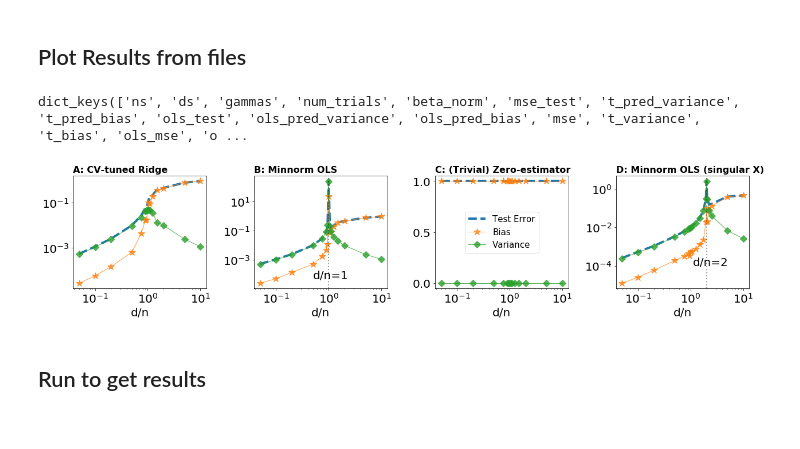
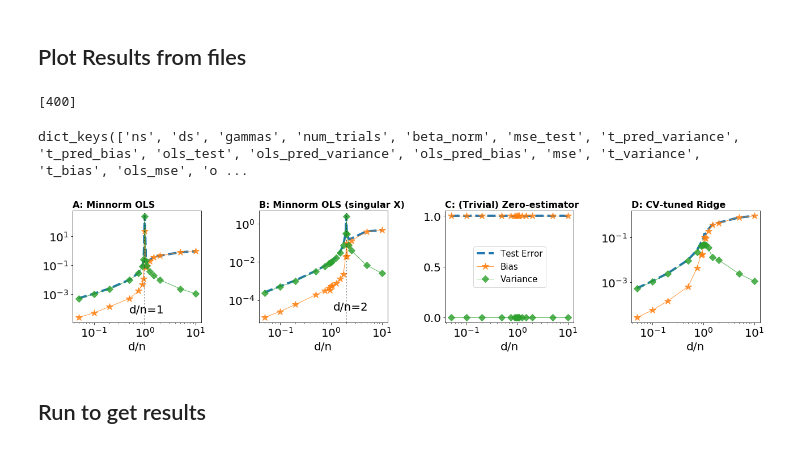
Before and after one commit to csinva/mdl-complexity, a Jupyter notebook: 05_ridge_and_singular_raaz.ipynb, the cells around one changed output. Saved outputs shown, nothing was run; the diff lists cells and outputs as text; code cells hidden in the pictures.

```diff
--- a/05_ridge_and_singular_raaz.ipynb
+++ b/05_ridge_and_singular_raaz.ipynb
@@ -53,6 +53,10 @@ mpl.rcParams['grid.linewidth'] = 2.5
 mpl.rcParams['legend.fontsize'] = 20
 # pylab.rcParams['xtick.major.pad']=5
 # pylab.rcParams['ytick.major.pad']=5
+# %%
+results_identity["ds"]
+# %% [output]
+[400]
 # %%
 results_identity.keys()
 # %% [output]
@@ -60,49 +64,52 @@ dict_keys(['ns', 'ds', 'gammas', 'num_trials', 'beta_norm', 'mse_test', 't_pred_
 # %%
 plt.figure(figsize=[18, 4])
 for j, d in enumerate(results_identity['ds']):
-    plt.subplot(1, 4, 1)
+    plt.subplot(1, 4, 4)
+    plt.title('D: CV-tuned Ridge', fontweight='bold', loc='left', fontsize=16)
     plt.loglog(results_identity["gammas"], results_identity["mse_test"].mean(0)[j, :], label='Test Error', linestyle='--', linewidth=4.)
     plt.loglog(results_identity["gammas"], results_identity["t_pred_bias"][j, :], label='Bias', linestyle='-', linewidth=1, marker='*', markersize=12, alpha=.8)
     plt.loglog(results_identity["gammas"], results_identity["t_pred_variance"][j, :], label='Variance', linestyle='-', linewidth=1, marker='D', markersize=8, alpha=.8)
-    plt.title('A: CV-tuned Ridge', fontweight='bold', loc='left', fontsize=16)
+
 #     plt.title("Ridge-CV (Identity)", fontsize=20)
     plt.xlabel('d/n')
 
-    plt.subplot(1, 4, 2)
+    plt.subplot(1, 4, 1)
+    plt.title('A: Minnorm OLS', fontweight='bold', loc='left', fontsize=16)
     plt.loglog(results_identity["gammas"], results_identity["ols_test"].mean(0)[j, :], label='Test Error', linestyle='--', linewidth=4.)
     plt.loglog(results_identity["gammas"], results_identity["ols_pred_bias"][j, :], label='Bias', linestyle='-', linewidth=1, marker='*', markersize=12, alpha=.8)
     plt.loglog(results_identity["gammas"], results_identity["ols_pred_variance"][j, :], label='Variance', linestyle='-', linewidth=1, marker='D', markersize=8, alpha=.8)
     plt.axvline(1., color='k', linestyle=':', linewidth=2., alpha=0.4)
-    plt.title('B: Minnorm OLS', fontweight='bold', loc='left', fontsize=16)
+
     plt.text(.5, 0.5e-4, s='d/n=1', fontsize=20)
 #     plt.title("Min. Norm OLS", fontsize=20)
     plt.xlabel('d/n')
 #     plt.legend()
 
     plt.subplot(1, 4, 3)
+    plt.title('C: (Trivial) Zero-estimator', fontweight='bold', loc='left', fontsize=16)
     plt.semilogx(results_identity["gammas"], results_identity["beta_norm"]*np.ones_like(results_identity["gammas"]), label='Test Error', linestyle='--', linewidth=4.)
     plt.semilogx(results_identity["gammas"], results_identity["beta_norm"]*np.ones_like(results_identity["gammas"]), label='Bias', linestyle='-', linewidth=1, marker='*', markersize=12, alpha=.8)
     plt.semilogx(results_identity["gammas"], np.zeros_like(results_identity["gammas"]), label='Variance', linestyle='-', linewidth=1, marker='D', markersize=8, alpha=.8)
-    plt.title('C: (Trivial) Zero-estimator', fontweight='bold', loc='left', fontsize=16)
+
 #     plt.title("The Zero-estimator",  fontsize=20)
     plt.legend(loc="center", fontsize=15)
     plt.xlabel('d/n')
 #     plt.legend()
 
-    plt.subplot(1, 4, 4)
+    plt.subplot(1, 4, 2)
+    plt.title('B: Minnorm OLS (singular X)', fontweight='bold', loc='left', fontsize=16)
     plt.loglog(results_singular["gammas"], results_singular["ols_test"].mean(0)[j, :], label='Test Error', linestyle='--', linewidth=4.)
     plt.loglog(results_singular["gammas"], results_singular["ols_pred_bias"][j, :], label='Bias', linestyle='-', linewidth=1, marker='*', markersize=12, alpha=.8)
     plt.loglog(results_singular["gammas"], results_singular["ols_pred_variance"][j, :], label='Variance', linestyle='-', linewidth=1, marker='D', markersize=8, alpha=.8)
     plt.axvline(2., color='k', linestyle=':', linewidth=2., alpha=0.4)
-    plt.title('D: Minnorm OLS (singular X)', fontweight='bold', loc='left', fontsize=16)
-    plt.text(1.1, 1e-4, s='d/n=2', fontsize=20)
+    plt.text(1.1, 3e-5, s='d/n=2', fontsize=20)
     plt.xlabel('d/n')
 
 plt.tight_layout()
-# plt.savefig('all_bias_variance.pdf')
+plt.savefig('all_bias_variance.pdf')
 plt.show()
 # %% [output]
-[figure, old version]
+[figure, new version]
 # %% [markdown]
 ## Run to get results
 # %%
```
Also changed, not shown: parts of 1 cell of this notebook, 2 other files.
